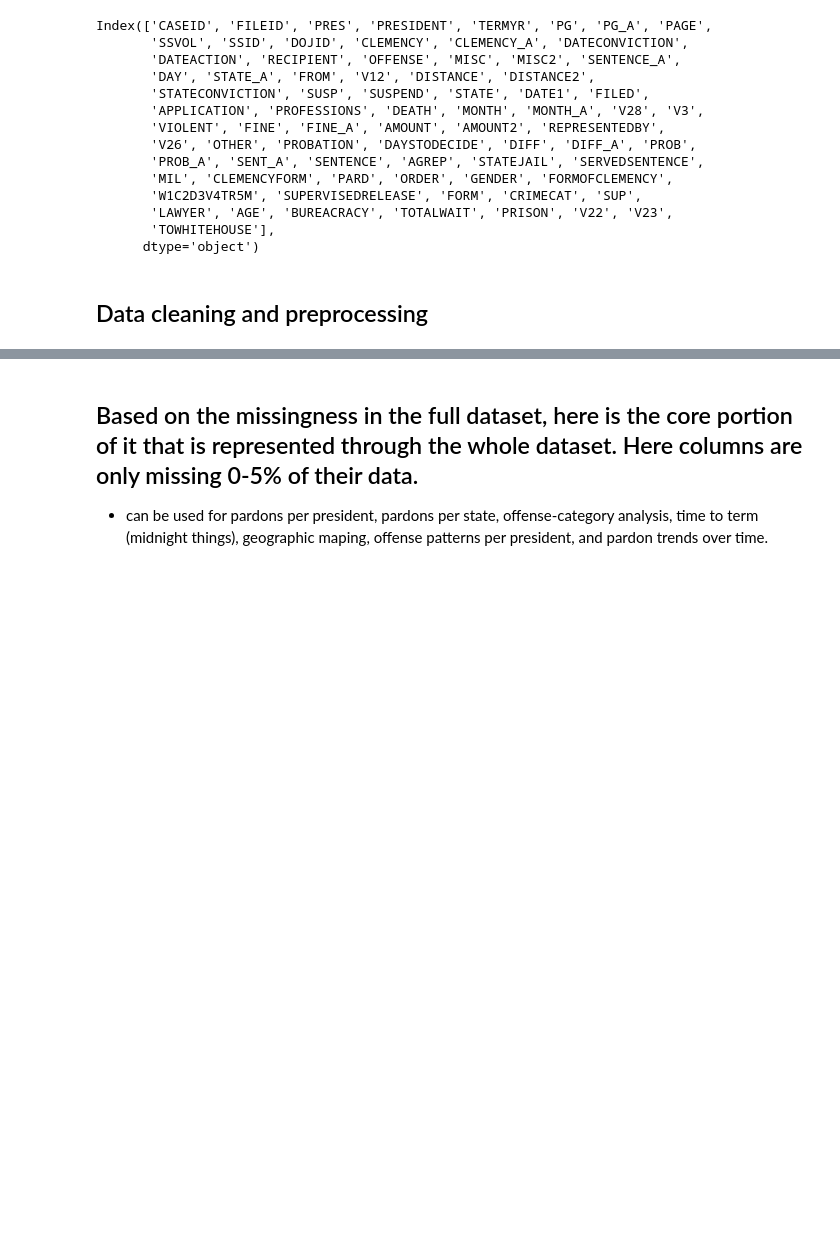
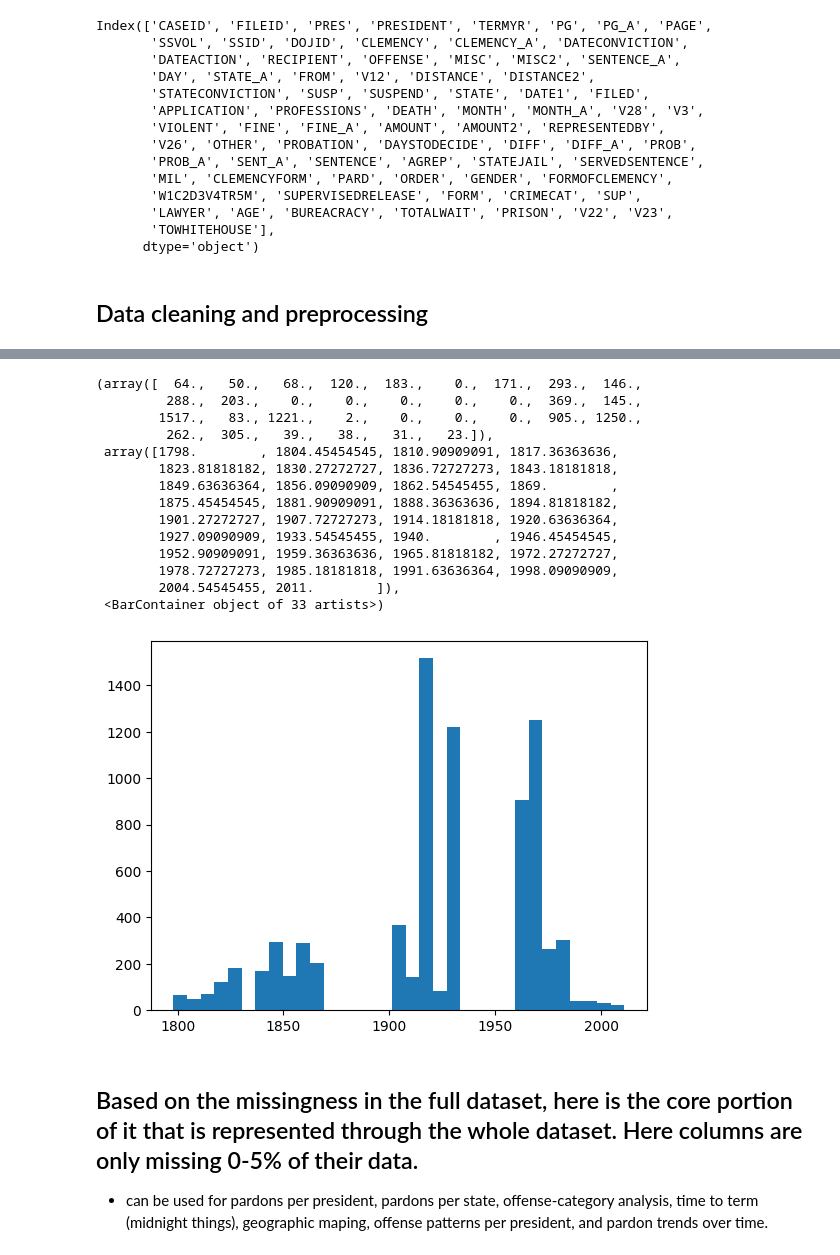
Before and after one commit to GraceSchmidt1/Group2_US_Pardons, a Jupyter notebook: US_Pardons_EDA.ipynb, the cells around one changed output, grey strips where cells are left out. Drawn from its saved outputs; the diff is of its cells as text; code cells hidden in the pictures; blank space fills up the shorter version.

```diff
--- a/US_Pardons_EDA.ipynb
+++ b/US_Pardons_EDA.ipynb
@@ -137,3 +223,24 @@ df_model.groupby('PRES')['CASEID'].count().sort_values(ascending=False)
+# %%
+#another angle, charting each row by its year
+#about 3% of DATEACTION is missing so please keep this in mind
+df_model['YEARACTION'] = df_model['DATEACTION'].dt.year
+plt.hist(df_model['YEARACTION'], bins = 33)
+# %% [output]
+(array([  64.,   50.,   68.,  120.,  183.,    0.,  171.,  293.,  146.,
+         288.,  203.,    0.,    0.,    0.,    0.,    0.,  369.,  145.,
+        1517.,   83., 1221.,    2.,    0.,    0.,    0.,  905., 1250.,
+         262.,  305.,   39.,   38.,   31.,   23.]),
+ array([1798.        , 1804.45454545, 1810.90909091, 1817.36363636,
+        1823.81818182, 1830.27272727, 1836.72727273, 1843.18181818,
+        1849.63636364, 1856.09090909, 1862.54545455, 1869.        ,
+        1875.45454545, 1881.90909091, 1888.36363636, 1894.81818182,
+        1901.27272727, 1907.72727273, 1914.18181818, 1920.63636364,
+        1927.09090909, 1933.54545455, 1940.        , 1946.45454545,
+        1952.90909091, 1959.36363636, 1965.81818182, 1972.27272727,
+        1978.72727273, 1985.18181818, 1991.63636364, 1998.09090909,
+        2004.54545455, 2011.        ]),
+ <BarContainer object of 33 artists>)
+[figure, added]
 # %% [markdown]
 ## Based on the missingness in the full dataset, here is the core portion of it that is represented through the whole dataset. Here columns are only missing 0-5% of their data.
 - can be used for pardons per president, pardons per state, offense-category analysis, time to term (midnight things), geographic maping, offense patterns per president,  and pardon trends over time.
```
Also changed, not shown: parts of 6 cells of this notebook.
